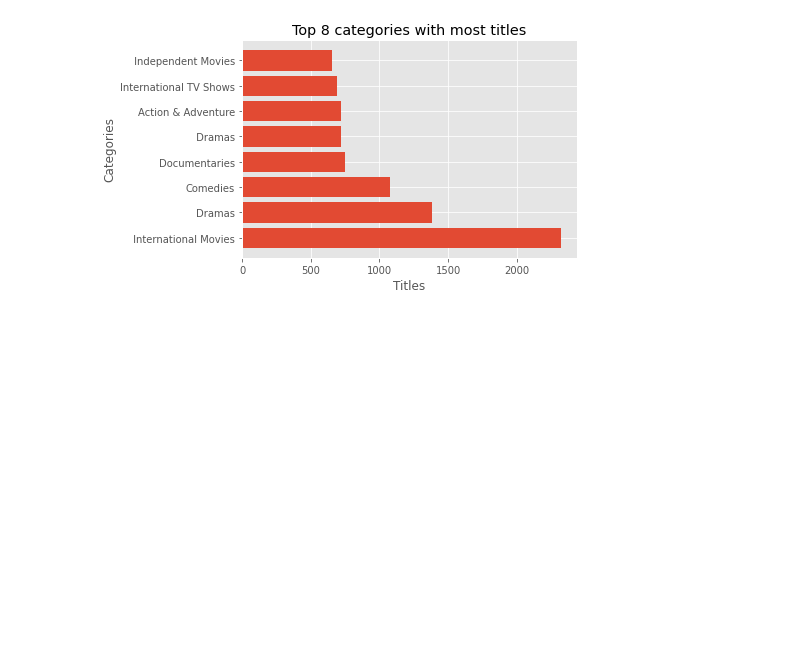
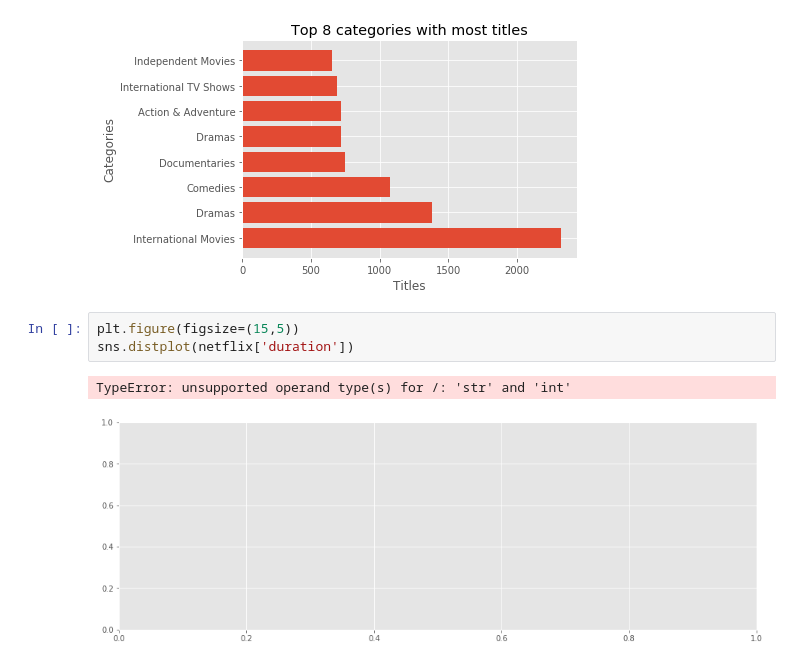
Before and after one commit to cyrusleungst/data-analytics, a Jupyter notebook: project_4_netflix/netflix_eda.ipynb, the cells around one changed output. Cells and saved outputs as stored; diff of their text form; blank space fills up the shorter version.

Commit message:
Trying to draw histogram for content duration

```diff
--- a/project_4_netflix/netflix_eda.ipynb
+++ b/project_4_netflix/netflix_eda.ipynb
@@ -142,3 +142,9 @@ plt.ylabel('Categories')
 [0 1 2 3 4 5 6 7]
 Text(0, 0.5, 'Categories')
 [figure]
+# %%
+plt.figure(figsize=(15,5))
+sns.distplot(netflix['duration'])
+# %% [output]
+TypeError: unsupported operand type(s) for /: 'str' and 'int'
+[figure, added]
```
Also changed, not shown: 1 other file.
